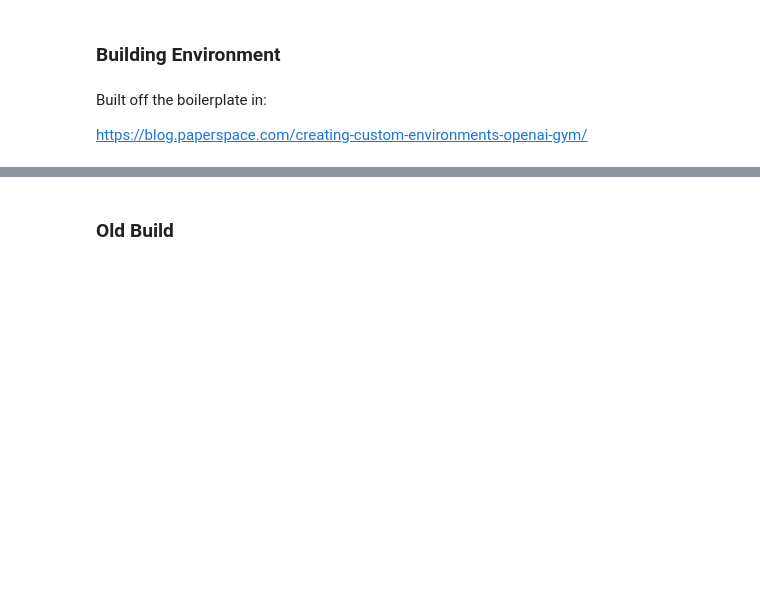
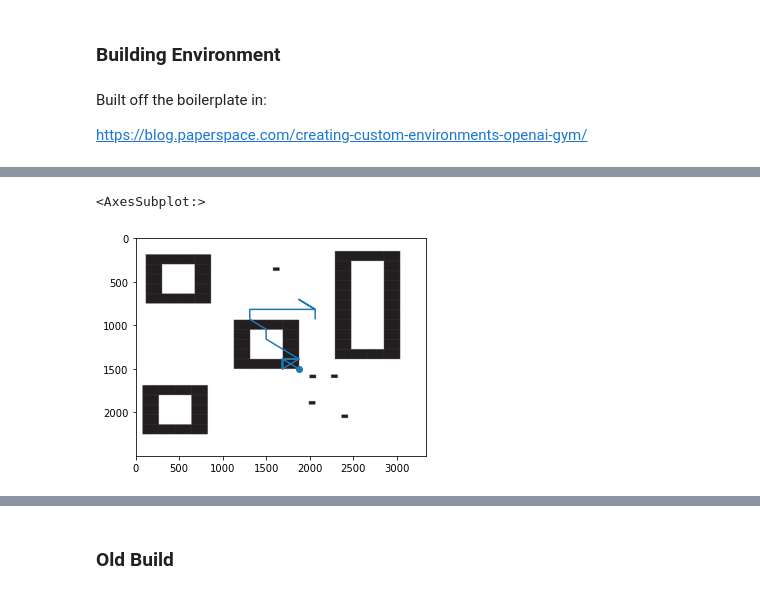
Before and after one commit to justinfmccarty/22spring_templatematching_carto, a Jupyter notebook: rl_method/notebooks/00_simple_environment.ipynb, the cells around one changed output, grey strips where cells are left out. Drawn from its saved outputs; the diff is of its cells as text; code cells hidden in the pictures; blank space fills up the shorter version.

```diff
--- a/rl_method/notebooks/00_simple_environment.ipynb
+++ b/rl_method/notebooks/00_simple_environment.ipynb
@@ -533 +700,15 @@ class TemplateMatchingEnv(gym.Env):
+# %%
+# look at path
+fig,ax = plt.subplots()
+ax.imshow(test_image_norm)#crop_image(test_image_norm,0,0,400,800)) #y,x,h,w
+
+
+# line_string = ["LINESTRING (-1.15.12 9.9, -1.15.13 9.93)", "LINESTRING (-2.15.12 8.9, -2.15.13 8.93)"]
+# invalid geometry - modified
+points_rev = [(x[1],x[0]) for x in env.points]
+gpd.GeoSeries(LineString(points_rev)).plot(ax=ax)
+gpd.GeoSeries(Point(points_rev[0])).plot(ax=ax)
+# %% [output]
+<AxesSubplot:>
+[figure, added]
 # %%
```
Also changed, not shown: parts of 16 cells of this notebook.
